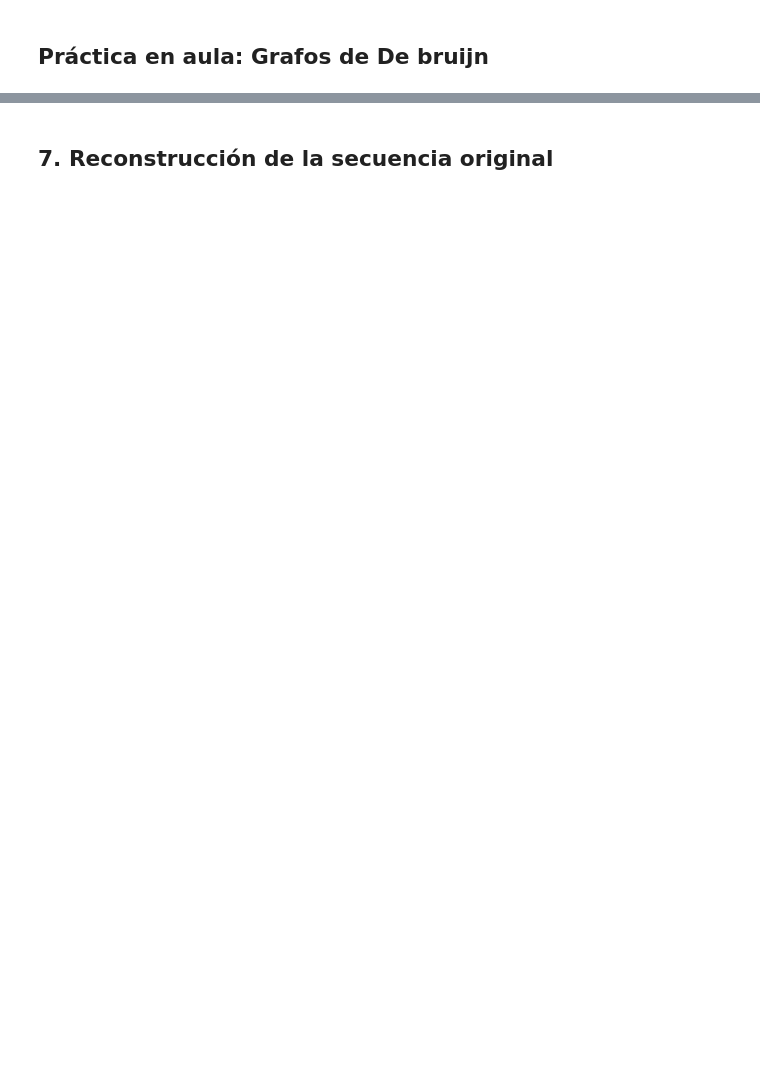
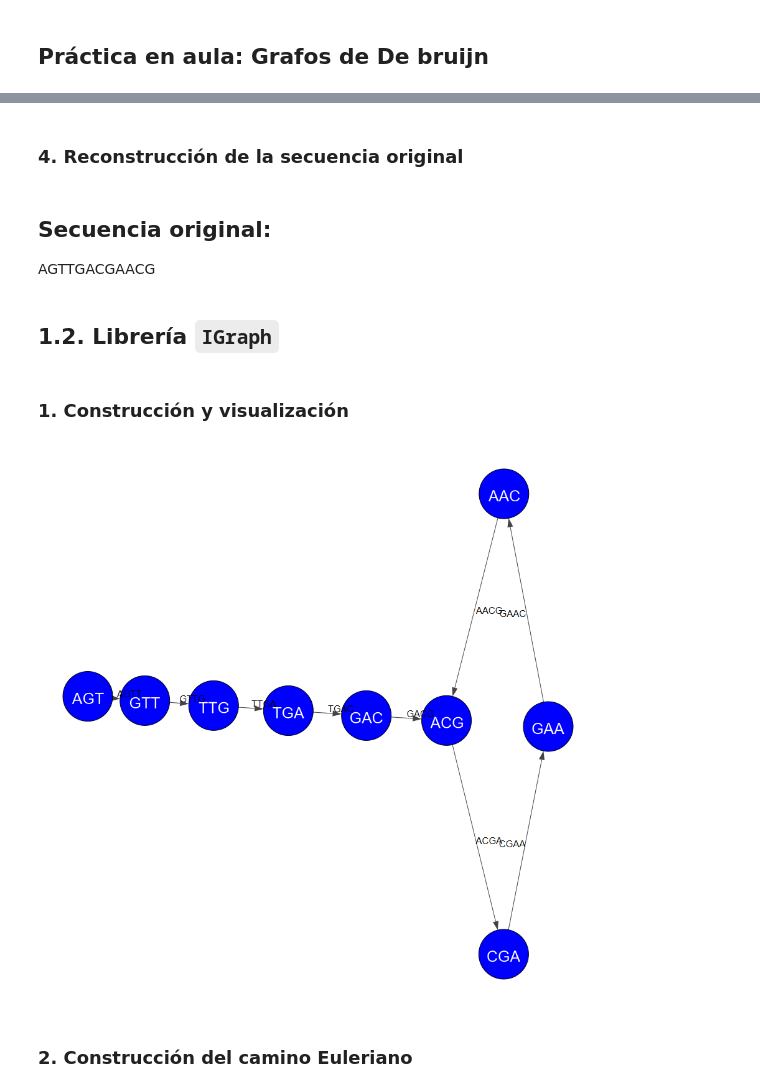
Before and after one commit to susanasrez/DeBruijn_Graph, a Jupyter notebook: DNA_sequencing.ipynb, the cells around one changed output, grey strips where cells are left out. Cells and saved outputs as stored; diff of their text form; code cells hidden in the pictures; blank space fills up the shorter version.

```diff
--- a/DNA_sequencing.ipynb
+++ b/DNA_sequencing.ipynb
@@ -54,2 +49,20 @@ graph_builder.draw_graph(draw_eulerian=True)
 # %% [markdown]
-## 7. Reconstrucción de la secuencia original
+### 4. Reconstrucción de la secuencia original
+# %%
+dna = graph_builder.assemble_sequence(kmers)
+display(HTML("<h2>Secuencia original:</h2>"+ dna))
+# %% [output]
+Secuencia original:
+AGTTGACGAACG
+# %% [markdown]
+## 1.2. Librería `IGraph`
+# %% [markdown]
+### 1. Construcción y visualización
+# %%
+graph_builder = BuildGraph().initialize_builder('IGraph')
+graph_builder.build_graph(graph)
+graph_builder.draw_graph()
+# %% [output]
+[figure, added]
+# %% [markdown]
+### 2. Construcción del camino Euleriano
```
Also changed, not shown: parts of 65 cells of this notebook, 7 other files.
